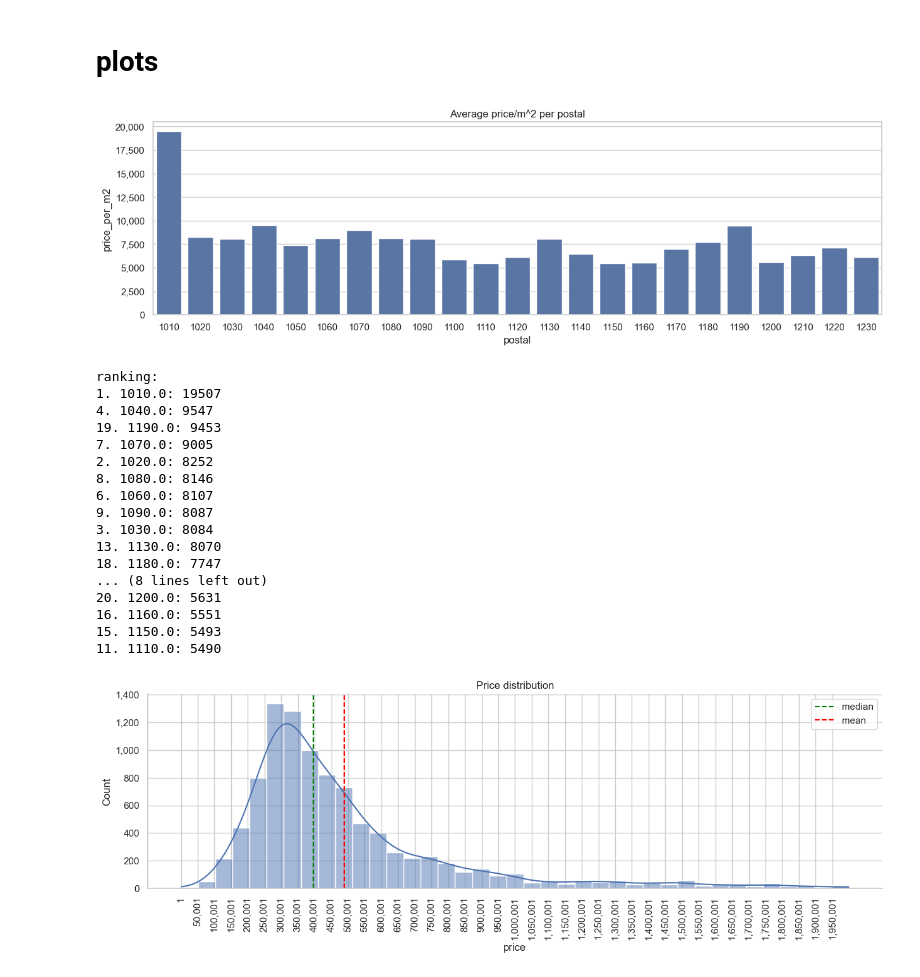
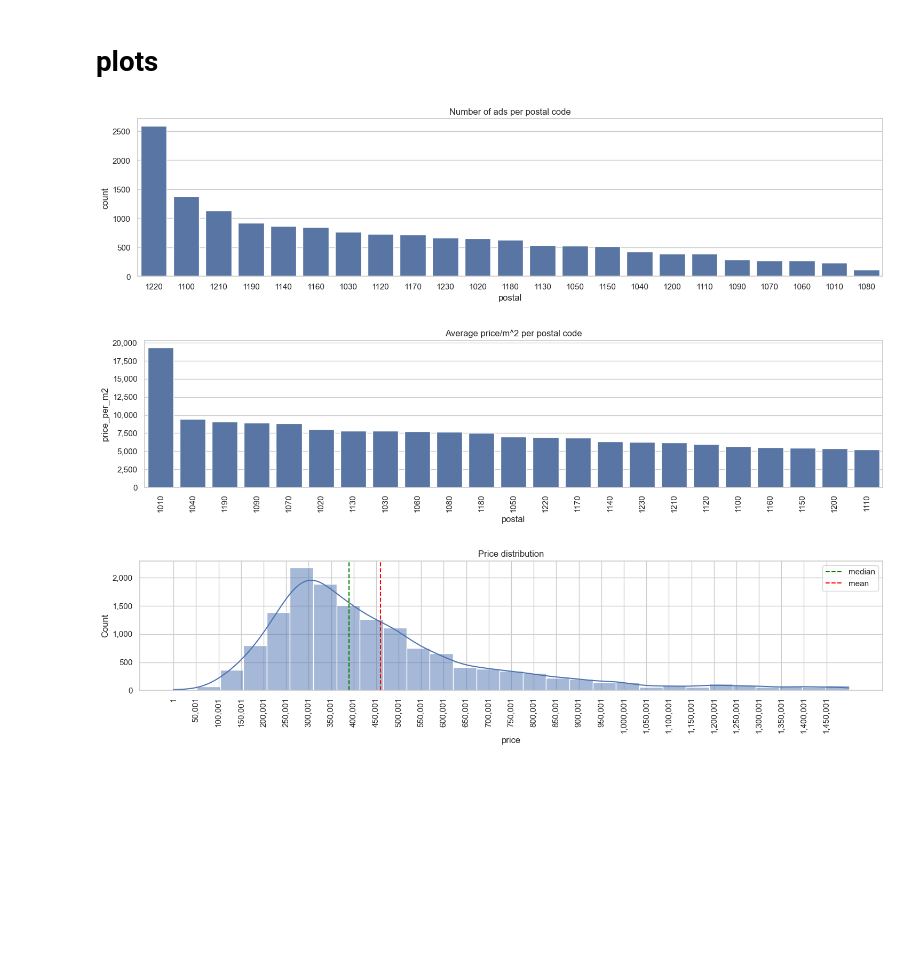
Before and after one commit to sueszli/will-wohnen, a Jupyter notebook: analysis.ipynb, the cells around one changed output. Saved outputs shown, nothing was run; the diff lists cells and outputs as text; code cells hidden in the pictures; blank space fills up the shorter version.

```diff
--- a/analysis.ipynb
+++ b/analysis.ipynb
@@ -82,50 +82,41 @@ max       27
 Name: num_rooms, dtype: float64
 # %% [markdown]
 # plots
+# %%
+copy = df.copy()
+copy = copy[copy["postal"] != 0]
+copy.sort_values(by="price", ascending=False)
+
+plt.figure(figsize=(15, 4))
+sns.countplot(x="postal", data=copy, order=copy["postal"].value_counts().index)
+plt.title("Number of ads per postal code")
+plt.tight_layout()
+plt.show()
+# %% [output]
+[figure, added]
 # %%
 copy = df.copy()
 copy["price_per_m2"] = copy["price"] / copy["m2"]
-
 copy = copy[copy["postal"] != 0]
 copy = copy.groupby("postal")["price_per_m2"].mean().reset_index()
 copy = copy.sort_values(by="price_per_m2", ascending=False)
 
 plt.figure(figsize=(15, 4))
 plt.gca().get_yaxis().set_major_formatter(plt.FuncFormatter(lambda x, _: format(int(x), ',')))
+sns.barplot(x="postal", y="price_per_m2", data=copy, order=copy["postal"])
+plt.xticks(rotation=90)
 
-sns.barplot(x="postal", y="price_per_m2", data=copy)
-plt.title("Average price/m^2 per postal")
+plt.title("Average price/m^2 per postal code")
+plt.tight_layout()
 plt.show()
-
-# print order of postal codes
-print("ranking:")
-for i, row in copy.iterrows():
-    print(f"{i+1}. {row['postal']}: {row['price_per_m2']:.0f}")
 # %% [output]
-[figure, old version]
+[figure, new version]
-ranking:
-1. 1010.0: 19507
-4. 1040.0: 9547
-19. 1190.0: 9453
-7. 1070.0: 9005
-2. 1020.0: 8252
-8. 1080.0: 8146
-6. 1060.0: 8107
-9. 1090.0: 8087
-3. 1030.0: 8084
-13. 1130.0: 8070
-18. 1180.0: 7747
-... (8 lines left out)
-20. 1200.0: 5631
-16. 1160.0: 5551
-15. 1150.0: 5493
-11. 1110.0: 5490
 # %%
 copy = df.copy()
 
 # remove outliers
 minval = copy["price"].min()
-maxval = 2_000_000
+maxval = 1_500_000
 copy = copy[copy["price"] > minval]
 copy = copy[copy["price"] < maxval]
 
@@ -140,15 +131,13 @@ plt.gca().get_yaxis().set_major_formatter(plt.FuncFormatter(lambda x, _: format(
 plt.xticks(np.arange(minval, maxval, step), rotation=90)
 plt.title("Price distribution")
 
-sns.despine(left=True)
-sns.despine(top=True)
-
 plt.axvline(copy["price"].median(), color="green", linestyle="--", label="median")
 plt.axvline(copy["price"].mean(), color="red", linestyle="--", label="mean")
 plt.legend(loc='upper right')
+plt.tight_layout()
 plt.show()
 # %% [output]
-[figure, old version]
+[figure, new version]
 # %%
 copy = df.copy()
 
```
Also changed, not shown: parts of 3 cells of this notebook, 1 other file.
